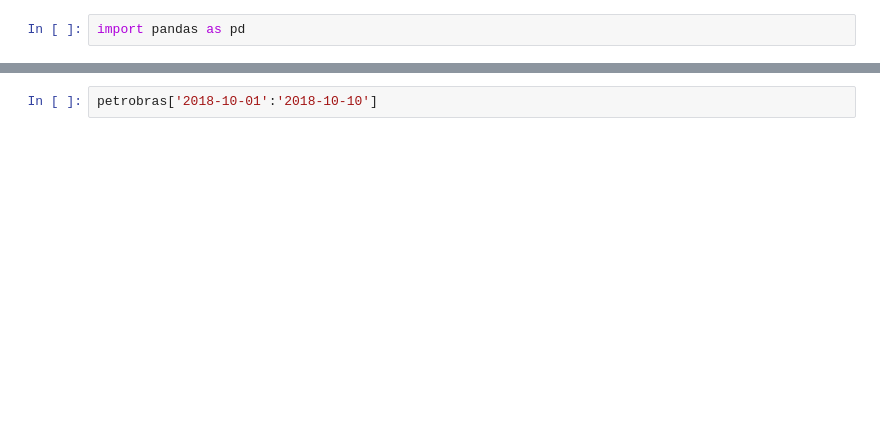
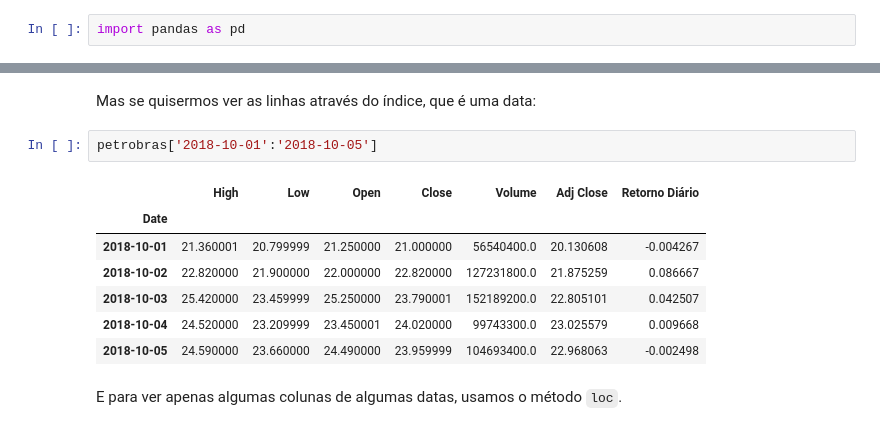
Before and after one commit to albertoivo/nossasrotas-finance, a Jupyter notebook: python-basics/Pandas.ipynb, the cells around one changed output, grey strips where cells are left out. Drawn from its saved outputs; the diff is of its cells as text; blank space fills up the shorter version.

```diff
--- a/python-basics/Pandas.ipynb
+++ b/python-basics/Pandas.ipynb
@@ -25,3 +154,15 @@ petrobras[10:13]
+# %% [markdown]
+Mas se quisermos ver as linhas através do índice, que é uma data:
 # %%
-petrobras['2018-10-01':'2018-10-10']
+petrobras['2018-10-01':'2018-10-05']
+# %% [output]
+|  | High | Low | Open | Close | Volume | Adj Close | Retorno Diário |
+| Date |  |  |  |  |  |  |  |
+| 2018-10-01 | 21.360001 | 20.799999 | 21.250000 | 21.000000 | 56540400.0 | 20.130608 | -0.004267 |
+| 2018-10-02 | 22.820000 | 21.900000 | 22.000000 | 22.820000 | 127231800.0 | 21.875259 | 0.086667 |
+| 2018-10-03 | 25.420000 | 23.459999 | 25.250000 | 23.790001 | 152189200.0 | 22.805101 | 0.042507 |
+| 2018-10-04 | 24.520000 | 23.209999 | 23.450001 | 24.020000 | 99743300.0 | 23.025579 | 0.009668 |
+| 2018-10-05 | 24.590000 | 23.660000 | 24.490000 | 23.959999 | 104693400.0 | 22.968063 | -0.002498 |
+# %% [markdown]
+E para ver apenas algumas colunas de algumas datas, usamos o método `loc`.
 # %%
```
Also changed, not shown: parts of 40 cells of this notebook.
